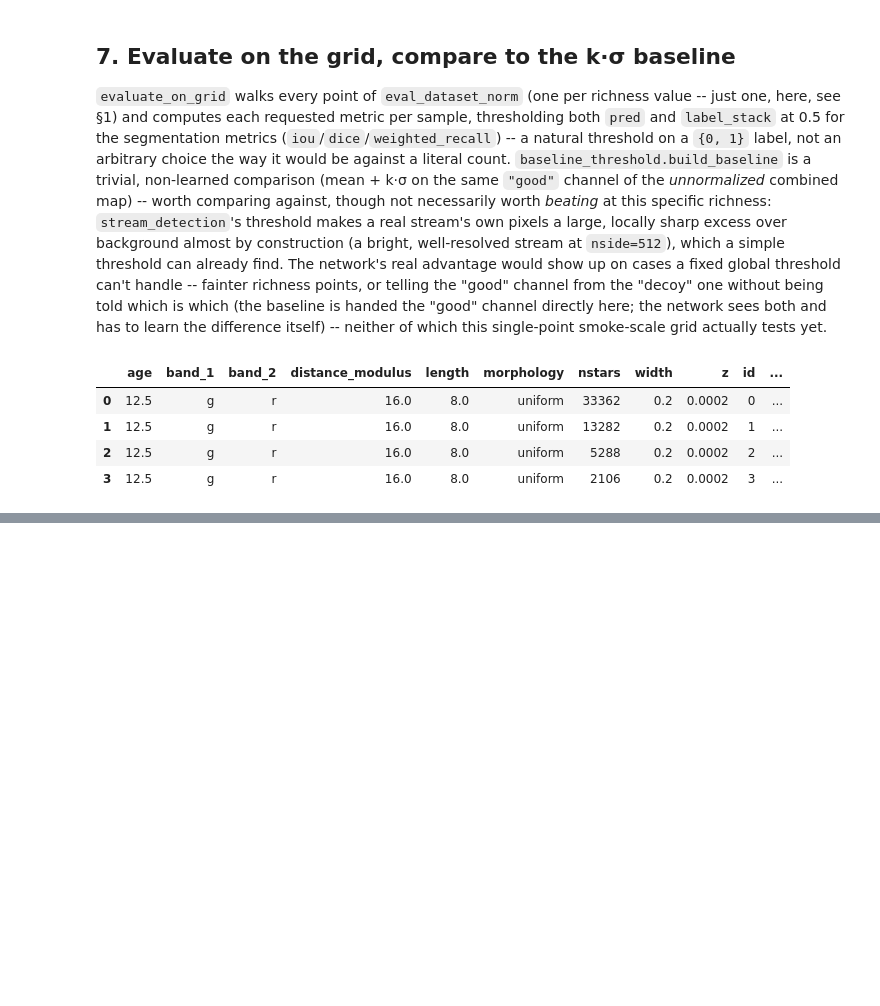
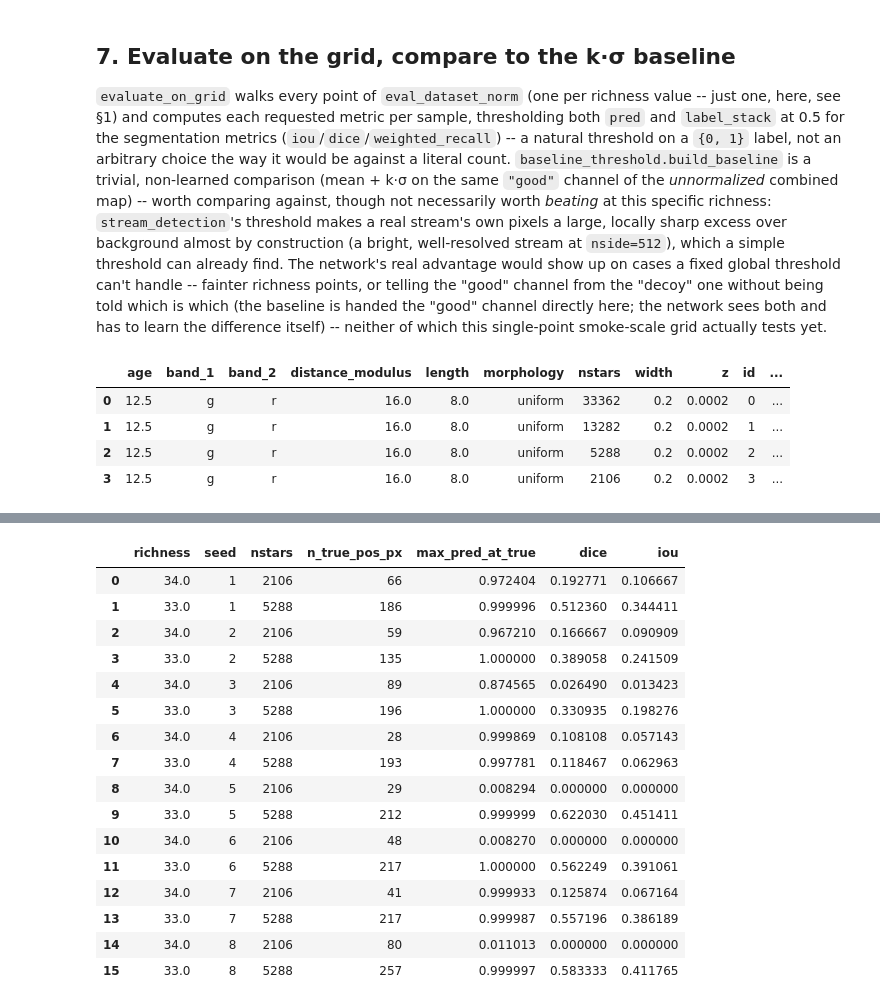
Before and after one commit to MatthieuPE/streamgoggles, a Jupyter notebook: notebooks/train_model.ipynb, the cells around one changed output, grey strips where cells are left out. Cells and saved outputs as stored; diff of their text form; code cells hidden in the pictures; blank space fills up the shorter version.

```diff
--- a/notebooks/train_model.ipynb
+++ b/notebooks/train_model.ipynb
@@ -577,0 +621,66 @@ mean baseline dice: 0.269
+# %%
+def _evaluate_realization(richness, seed):
+    """Build one fresh, independent realization at a fixed richness with
+    the given seed, run the already-trained model on it, and report both
+    the thresholded Dice/IoU and the raw (pre-threshold) predicted
+    probability at the true positive pixels -- the latter shows how close
+    the model got even on realizations where it never crosses 0.5."""
+    stream_params = dict(
+        morphology="uniform", richness=richness, width=0.2, length=8.0,
+        distance_modulus=stream_param_cfg["distance_modulus"], age=12.5, z=0.0002,
+    )
+    sample = injector.inject_single_stream(stream_params, np.random.default_rng(seed))
+    prepared = eval_transform(
+        {
+            "map_stack": sample.map_stack,
+            "label_stack": sample.label_stack,
+            "valid_mask": sample.valid_mask,
+            "params": sample.params,
+            "metadata": sample.metadata,
+        }
+    )
+    model.eval()
+    with torch.no_grad():
+        x = torch.from_numpy(prepared["map_stack"]).unsqueeze(0)
+        pred = model(x)[0].numpy()
+    label = sample.label_stack[good_idx]
+    valid = sample.valid_mask
+    pred_good = pred[good_idx]
+    n_true_pos_px = int((label > 0.5).sum())
+    max_pred_at_true = float(pred_good[label > 0.5].max()) if n_true_pos_px > 0 else float("nan")
+    return dict(
+        richness=richness,
+        seed=seed,
+        nstars=sample.params["nstars"],
+        n_true_pos_px=n_true_pos_px,
+        max_pred_at_true=max_pred_at_true,
+        dice=dice(pred_good, label, valid),
+        iou=iou(pred_good, label, valid),
+    )
+
+
+diagnostic_rows = []
+for seed in range(1, 9):
+    diagnostic_rows.append(_evaluate_realization(34.0, seed))
+    diagnostic_rows.append(_evaluate_realization(33.0, seed))
+
+diagnostic_df = pd.DataFrame(diagnostic_rows)
+diagnostic_df
+# %% [output]
+|  | richness | seed | nstars | n_true_pos_px | max_pred_at_true | dice | iou |
+| 0 | 34.0 | 1 | 2106 | 66 | 0.972404 | 0.192771 | 0.106667 |
+| 1 | 33.0 | 1 | 5288 | 186 | 0.999996 | 0.512360 | 0.344411 |
+| 2 | 34.0 | 2 | 2106 | 59 | 0.967210 | 0.166667 | 0.090909 |
+| 3 | 33.0 | 2 | 5288 | 135 | 1.000000 | 0.389058 | 0.241509 |
+| 4 | 34.0 | 3 | 2106 | 89 | 0.874565 | 0.026490 | 0.013423 |
+| 5 | 33.0 | 3 | 5288 | 196 | 1.000000 | 0.330935 | 0.198276 |
+| 6 | 34.0 | 4 | 2106 | 28 | 0.999869 | 0.108108 | 0.057143 |
+| 7 | 33.0 | 4 | 5288 | 193 | 0.997781 | 0.118467 | 0.062963 |
+| 8 | 34.0 | 5 | 2106 | 29 | 0.008294 | 0.000000 | 0.000000 |
+| 9 | 33.0 | 5 | 5288 | 212 | 0.999999 | 0.622030 | 0.451411 |
+| 10 | 34.0 | 6 | 2106 | 48 | 0.008270 | 0.000000 | 0.000000 |
+| 11 | 33.0 | 6 | 5288 | 217 | 1.000000 | 0.562249 | 0.391061 |
+| 12 | 34.0 | 7 | 2106 | 41 | 0.999933 | 0.125874 | 0.067164 |
+| 13 | 33.0 | 7 | 5288 | 217 | 0.999987 | 0.557196 | 0.386189 |
+| 14 | 34.0 | 8 | 2106 | 80 | 0.011013 | 0.000000 | 0.000000 |
+| 15 | 33.0 | 8 | 5288 | 257 | 0.999997 | 0.583333 | 0.411765 |
```
Also changed, not shown: parts of 13 cells of this notebook, 1 other file.
